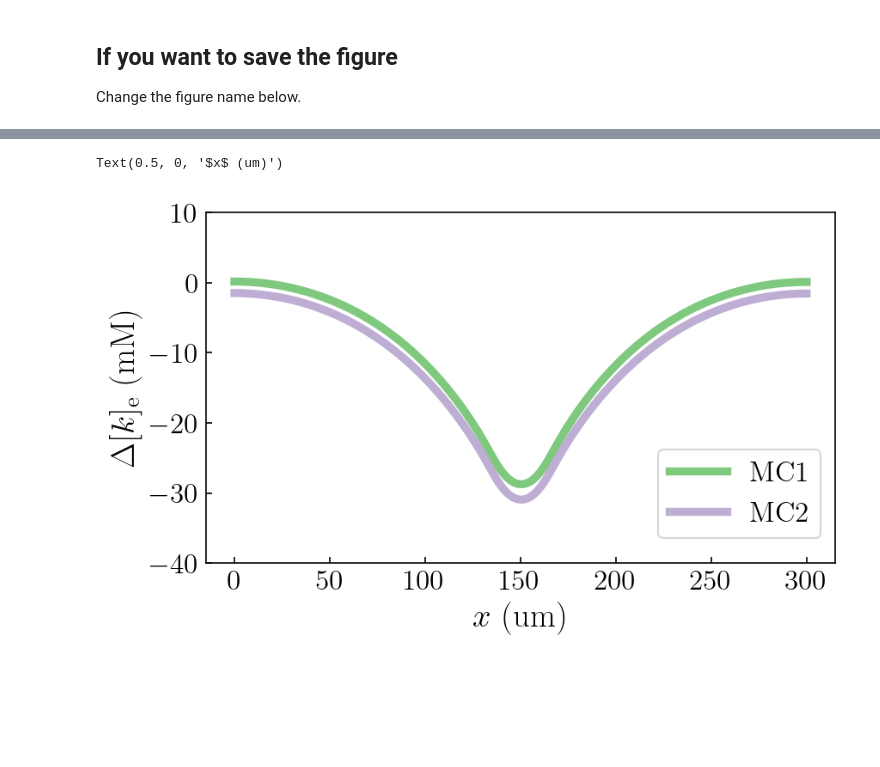
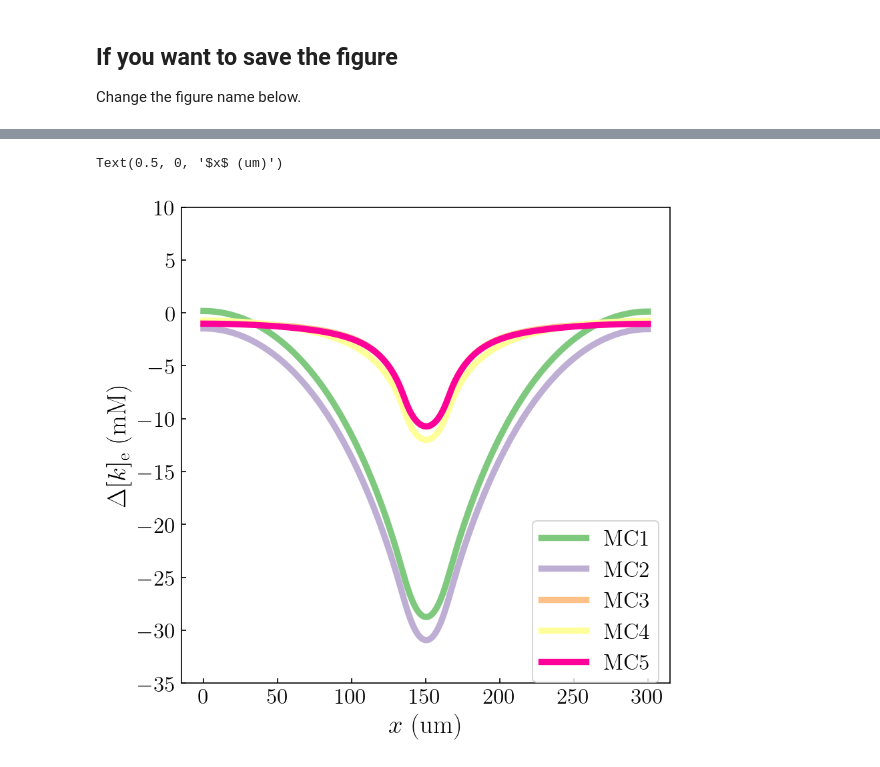
Before and after one commit to hittheant/Simula_Summer_Project_1, a Jupyter notebook: example/Plot Stimulation Data.ipynb, the cells around one changed output, grey strips where cells are left out. Saved outputs shown, nothing was run; the diff lists cells and outputs as text; code cells hidden in the pictures; blank space fills up the shorter version.

```diff
--- a/example/Plot Stimulation Data.ipynb
+++ b/example/Plot Stimulation Data.ipynb
@@ -144,8 +144,12 @@ class PlotObject:
         p_m_init = model.params['p_m_init']
 
         alpha_i = P.read_from_file(n, 0)
-        phi_e = P.read_from_file(n, 8)
-        p_e = P.read_from_file(n, 9)
+        if model_v == 'MC3' or model_v == 'MC5':
+            phi_e = P.read_from_file(n, 10)
+            p_e = P.read_from_file(n, 11)
+        else:
+            phi_e = P.read_from_file(n, 8)
+            p_e = P.read_from_file(n, 9)
 
         # extracellular volume fraction
         alpha_e = 0.6 - alpha_i
@@ -200,7 +204,8 @@ b0 = '#7fc97fff'
 b1 = '#beaed4ff'
 b2 = '#fdc086ff'
 b3 = '#ffff99ff'
-color_list = [b0, b1, b2, b3]
+b4 = '#ff0099ff'
+color_list = [b0, b1, b2, b3, b4]
 
 c2 = colormap(normalize(mus[0]))
 c1 = colormap(normalize(mus[1]))
@@ -237,10 +242,13 @@ Change the ylabel and xlabels.
 ## Step 3
 Add a legend entry for each line. Leave empty if you are plotting only one variable.
 # %%
-plot_list = [MC1.Na_i - MC1.Na_i[0], MC2.Na_i - MC2.Na_i[0]]
+plot_list = [np.array(MC1.Na_e) - MC1.Na_e[0], np.array(MC2.Na_e) - MC2.Na_e[0],
+             np.array(MC3.Na_e) - MC3.Na_e[0], np.array(MC4.Na_e) - MC4.Na_e[0],
+             np.array(MC5.Na_e) - MC5.Na_e[0]]
+# plot_list = [MC1.Na_e, MC2.Na_e, MC3.Na_e, MC4.Na_e, MC5.Na_e]
 ylabel = r'$\Delta [Na]_\mathrm{i}$ (mM)'
 xlabel = r'time (s)'
-legend = [r'MC1', r'MC2']
+legend = [r'MC1', r'MC2', r'MC3', r'MC4', r'MC5']
 # %%
 fig = plt.figure(figsize=(7*fs, 4*fs))
 ax = plt.gca()
@@ -271,18 +279,18 @@ The water velocities are saved as $u_i/e_
 # %%
-plotlist = [MC1_spacedata.dNa_e, MC2_spacedata.dNa_e]
+plotlist = [MC1.dNa_e, MC2.dNa_e, MC3.dNa_e, MC4.dNa_e, MC5.dNa_e]
 ylabel = r'$\Delta [k]_\mathrm{e}$ (mM)'
-legend = ['MC1', 'MC2']
+legend = ['MC1', 'MC2', 'MC3', 'MC4', 'MC5']
 # %%
-fig = plt.figure(figsize=(7*fs, 4*fs))
+fig = plt.figure(figsize=(7*fs, 7*fs))
 ax = plt.gca()
 for i, line in enumerate(plotlist):
     df.plot(line, color=color_list[i], label=legend[i], linewidth=lw)
-if len(plot_list) > 1:
+if len(plotlist) > 1:
     plt.figlegend(bbox_to_anchor=(0.9, 0.4), frameon=True)
-plt.ylim([-40, 10])
+plt.ylim([-35, 10])
 plt.xticks(xticks, xticklabels)
 plt.ylabel(ylabel, fontsize=fosi)
 plt.xlabel(xlabel_x, fontsize=fosi)
 # %% [output]
 Text(0.5, 0, '$x$ (um)')
-[figure, old version]
+[figure, new version]
```
Also changed, not shown: parts of 5 cells of this notebook, 3 other files.
